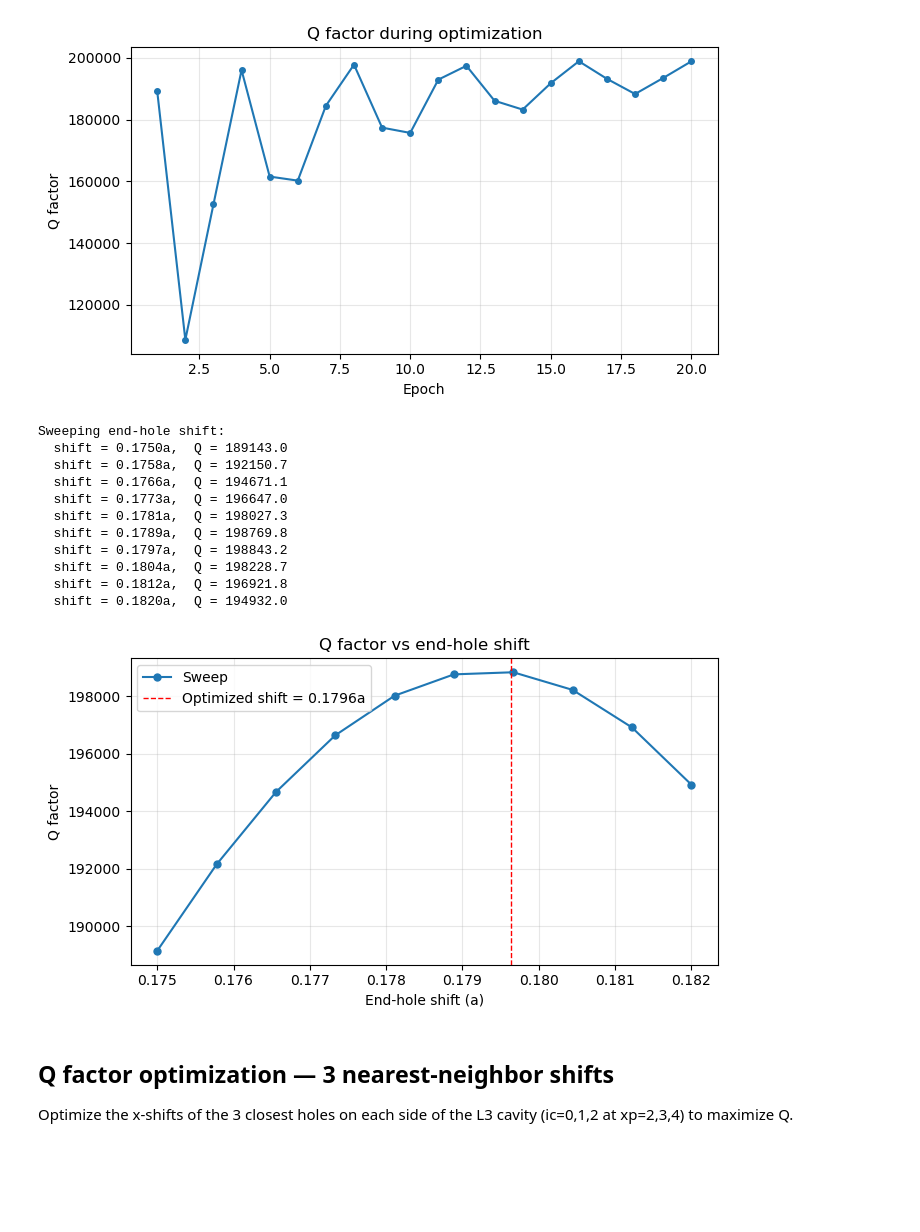
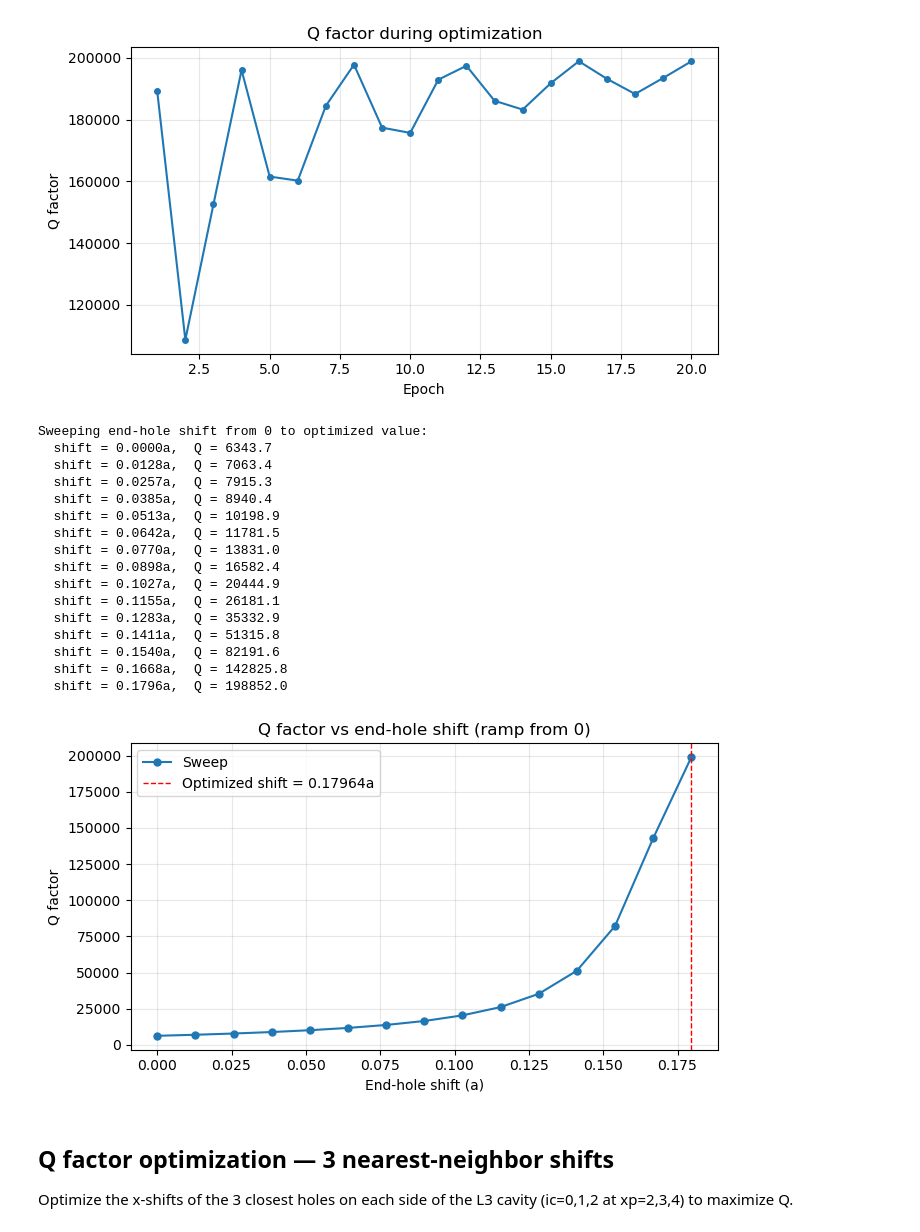
Before and after one commit to Luxchen77/legume-l3-cavity-sim, a Jupyter notebook: legume_L3_optimization.ipynb.ipynb, the cells around one changed output. Cells and saved outputs as stored; diff of their text form; code cells hidden in the pictures; blank space fills up the shorter version.

```diff
--- a/legume_L3_optimization.ipynb.ipynb
+++ b/legume_L3_optimization.ipynb.ipynb
@@ -1145,48 +1145,54 @@ plt.show()
 # %% [output]
 [figure]
 # %%
-# Parameter sweep: Q vs end-hole shift
+# Parameter sweep: Q vs end-hole shift (ramp from 0 to optimized value)
 # Uses numpy backend for speed (no gradient overhead)
 legume.set_backend('numpy')
 
-shifts = np.linspace(0.175, 0.182, 10)
+p_opt_shift = 0.17964  # optimized end-hole shift
+shifts = np.linspace(0, p_opt_shift, 15)
 Qs_sweep = []
 options_sweep = {'gmode_inds': [0], 'verbose': False, 'numeig': 10,
                  'eig_sigma': f_target, 'gradients': 'approx'}
 
-print("Sweeping end-hole shift:")
+print("Sweeping end-hole shift from 0 to optimized value:")
 for s in shifts:
     dx_s = np.zeros(nc); dx_s[0] = s
     dy_s = np.zeros(nc)
     (_, Q_s) = gme_cavity(dx_s, dy_s, gmax=2, truncate_g='tbt', options=options_sweep)
     Qs_sweep.append(Q_s)
     print(f"  shift = {s:.4f}a,  Q = {Q_s:.1f}")
 
 # Plot Q vs shift, mark the optimizer result
 fig, ax = plt.subplots(figsize=(7, 4))
 ax.plot(shifts, Qs_sweep, 'o-', lw=1.5, markersize=5, label='Sweep')
-ax.axvline(float(p_opt[0]), color='red', ls='--', lw=1,
-           label=f'Optimized shift = {float(p_opt[0]):.4f}a')
+ax.axvline(p_opt_shift, color='red', ls='--', lw=1,
+           label=f'Optimized shift = {p_opt_shift:.5f}a')
 ax.set_xlabel('End-hole shift (a)')
 ax.set_ylabel('Q factor')
-ax.set_title('Q factor vs end-hole shift')
+ax.set_title('Q factor vs end-hole shift (ramp from 0)')
 ax.legend()
 ax.grid(True, alpha=0.3)
 plt.tight_layout()
 plt.show()
 # %% [output]
-Sweeping end-hole shift:
-  shift = 0.1750a,  Q = 189143.0
-  shift = 0.1758a,  Q = 192150.7
-  shift = 0.1766a,  Q = 194671.1
-  shift = 0.1773a,  Q = 196647.0
-  shift = 0.1781a,  Q = 198027.3
-  shift = 0.1789a,  Q = 198769.8
-  shift = 0.1797a,  Q = 198843.2
-  shift = 0.1804a,  Q = 198228.7
-  shift = 0.1812a,  Q = 196921.8
-  shift = 0.1820a,  Q = 194932.0
+Sweeping end-hole shift from 0 to optimized value:
+  shift = 0.0000a,  Q = 6343.7
+  shift = 0.0128a,  Q = 7063.4
+  shift = 0.0257a,  Q = 7915.3
+  shift = 0.0385a,  Q = 8940.4
+  shift = 0.0513a,  Q = 10198.9
+  shift = 0.0642a,  Q = 11781.5
+  shift = 0.0770a,  Q = 13831.0
+  shift = 0.0898a,  Q = 16582.4
+  shift = 0.1027a,  Q = 20444.9
+  shift = 0.1155a,  Q = 26181.1
+  shift = 0.1283a,  Q = 35332.9
+  shift = 0.1411a,  Q = 51315.8
+  shift = 0.1540a,  Q = 82191.6
+  shift = 0.1668a,  Q = 142825.8
+  shift = 0.1796a,  Q = 198852.0
-[figure, old version]
+[figure, new version]
 # %% [markdown]
 ## Q factor optimization — 3 nearest-neighbor shifts
 Optimize the x-shifts of the 3 closest holes on each side of the L3 cavity (ic=0,1,2 at xp=2,3,4) to maximize Q.
```
Also changed, not shown: parts of 12 cells of this notebook, 2 other files.
